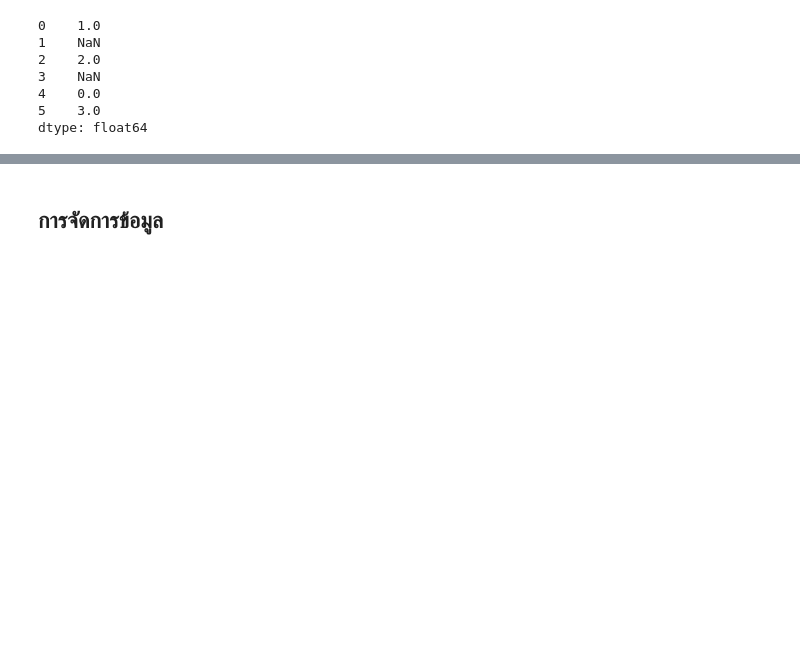
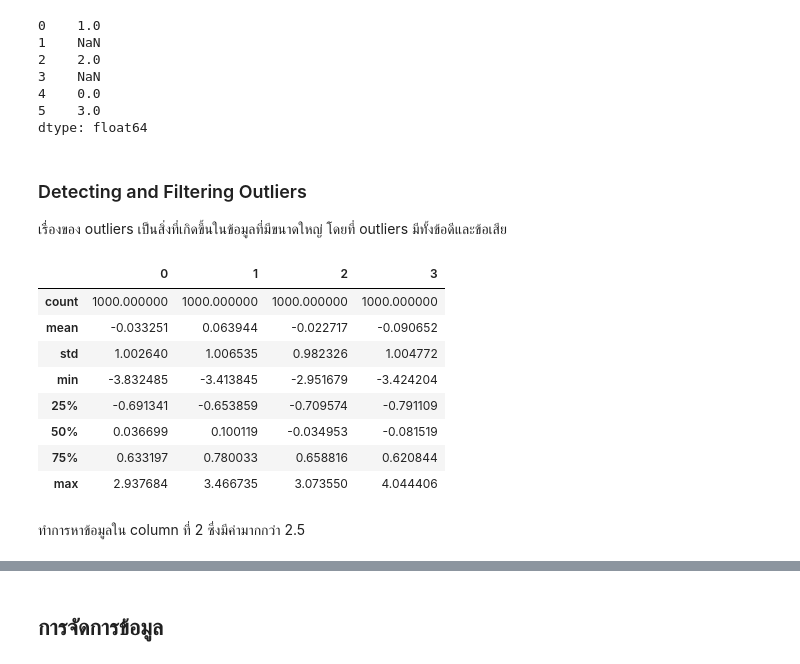
Before and after one commit to up1/course-basic-python, a Jupyter notebook: notebook/data_cleaning_and_preparation.ipynb, the cells around one changed output, grey strips where cells are left out. Drawn from its saved outputs; the diff is of its cells as text; code cells hidden in the pictures; blank space fills up the shorter version.

Commit message:
Detecting and Filtering Outliers

```diff
--- a/notebook/data_cleaning_and_preparation.ipynb
+++ b/notebook/data_cleaning_and_preparation.ipynb
@@ -470,3 +470,22 @@ dtype: float64
 4    0.0
 5    3.0
 dtype: float64
+# %% [markdown]
+### Detecting and Filtering Outliers
+
+เรื่องของ outliers เป็นสิ่งที่เกิดขึ้นในข้อมูลที่มีขนาดใหญ่ โดยที่ outliers มีทั้งข้อดีและข้อเสีย
+# %%
+data = pd.DataFrame(np.random.randn(1000, 4))
+data.describe()
+# %% [output]
+|  | 0 | 1 | 2 | 3 |
+| count | 1000.000000 | 1000.000000 | 1000.000000 | 1000.000000 |
+| mean | -0.033251 | 0.063944 | -0.022717 | -0.090652 |
+| std | 1.002640 | 1.006535 | 0.982326 | 1.004772 |
+| min | -3.832485 | -3.413845 | -2.951679 | -3.424204 |
+| 25% | -0.691341 | -0.653859 | -0.709574 | -0.791109 |
+| 50% | 0.036699 | 0.100119 | -0.034953 | -0.081519 |
+| 75% | 0.633197 | 0.780033 | 0.658816 | 0.620844 |
+| max | 2.937684 | 3.466735 | 3.073550 | 4.044406 |
+# %% [markdown]
+ทำการหาข้อมูลใน column ที่ 2 ซึ่งมีค่ามากกว่า 2.5
```
Also changed, not shown: parts of 1 cell of this notebook.
